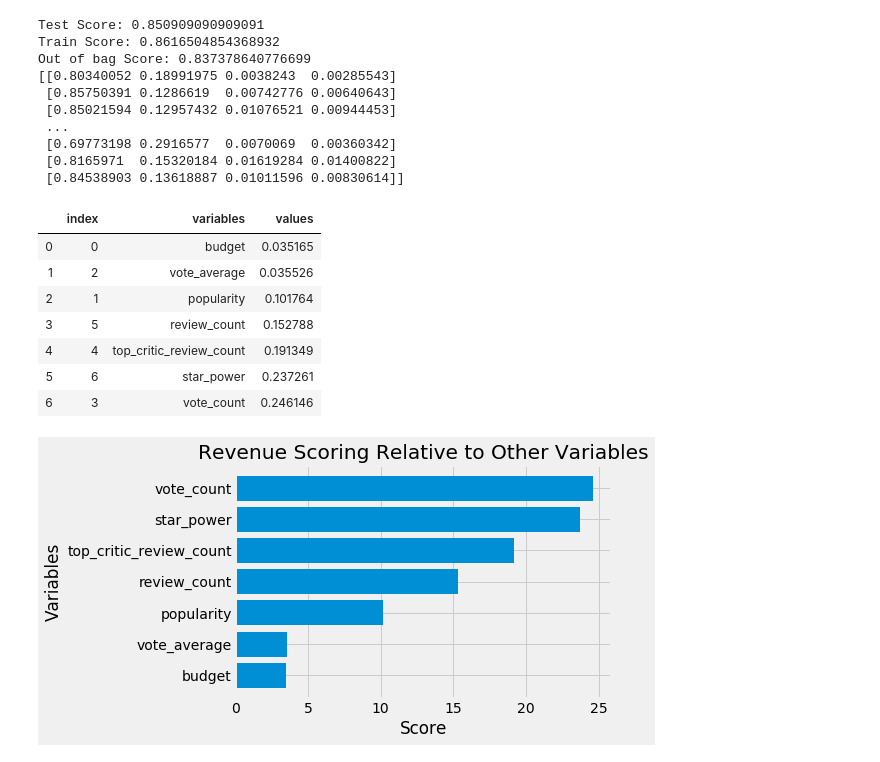
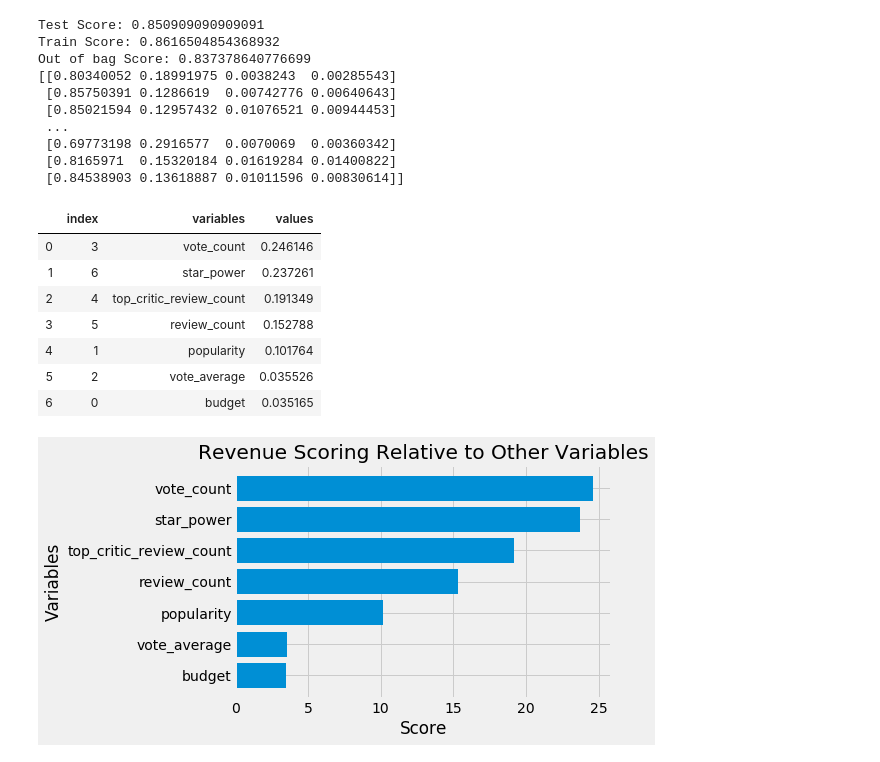
Before and after one commit to brian1581/final-project, a Jupyter notebook: Jupyter_notebooks/movie_forest.ipynb, the cells around one changed output. Saved outputs shown, nothing was run; the diff lists cells and outputs as text; code cells hidden in the pictures.

```diff
--- a/Jupyter_notebooks/movie_forest.ipynb
+++ b/Jupyter_notebooks/movie_forest.ipynb
@@ -200,21 +200,21 @@ call(['dot', '-Tpng', 'movie_fourth.dot', '-o', 'movies_fourth.png', '-Gdpi=600'
 from IPython.display import Image
 Image(filename = 'movies_fourth.png')
 # %%
-# setup a quick dataframe to sort score in descending order for plot efficiency
+# setup a quick dataframe to sort score in descending order to plot
 df = pd.DataFrame({'variables': feature_names,'values':importances})
 df_sorted = df.loc[(df['values'] > 0)]
-df_sorted = df_sorted.sort_values(by=['values'], ascending=True)
+df_sorted = df_sorted.sort_values(by=['values'], ascending=False)
 df_sorted.reset_index(inplace=True)
 df_sorted
 # %% [output]
 |  | index | variables | values |
-| 0 | 0 | budget | 0.035165 |
-| 1 | 2 | vote_average | 0.035526 |
-| 2 | 1 | popularity | 0.101764 |
+| 0 | 3 | vote_count | 0.246146 |
+| 1 | 6 | star_power | 0.237261 |
+| 2 | 4 | top_critic_review_count | 0.191349 |
 | 3 | 5 | review_count | 0.152788 |
-| 4 | 4 | top_critic_review_count | 0.191349 |
-| 5 | 6 | star_power | 0.237261 |
-| 6 | 3 | vote_count | 0.246146 |
+| 4 | 1 | popularity | 0.101764 |
+| 5 | 2 | vote_average | 0.035526 |
+| 6 | 0 | budget | 0.035165 |
 # %%
 # Import matplotlib for plotting and use magic command for Jupyter Notebooks
 %matplotlib inline
```
